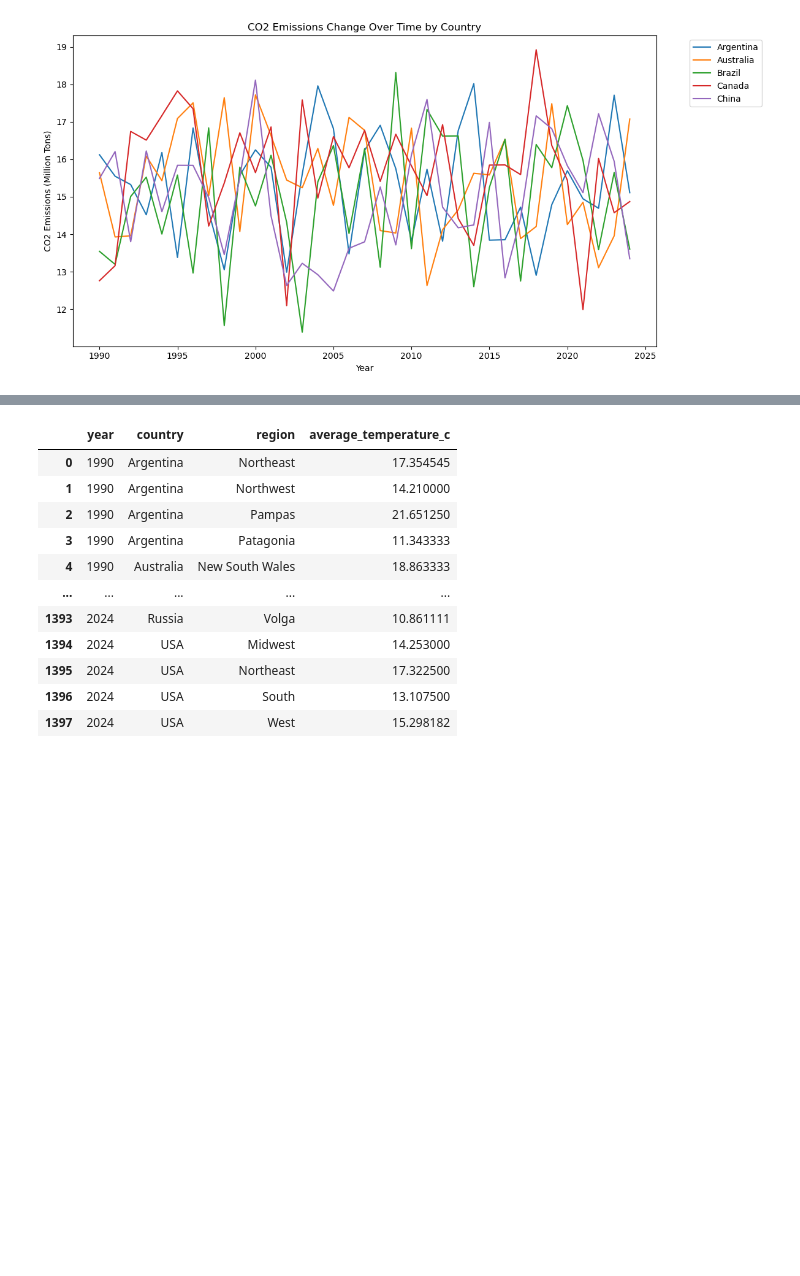
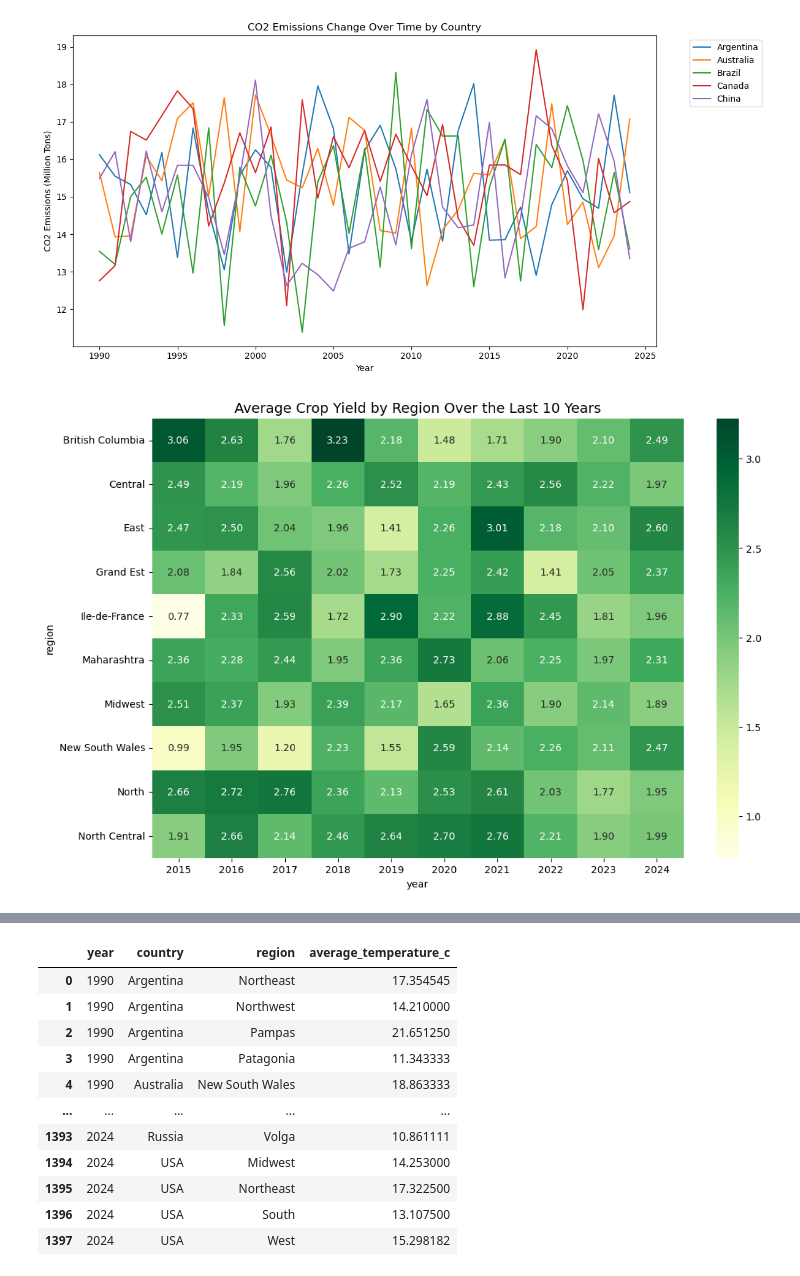
Before and after one commit to nickbartram/team6_project3, a Jupyter notebook: sura.ipynb, the cells around one changed output, grey strips where cells are left out. Saved outputs shown, nothing was run; the diff lists cells and outputs as text; code cells hidden in the pictures; blank space fills up the shorter version.

```diff
--- a/sura.ipynb
+++ b/sura.ipynb
@@ -105,3 +120,19 @@ plt.tight_layout()
 plt.show()
 # %% [output]
 [figure]
+# %%
+grouped_data3 = third_climate_df.groupby(['region', 'year'])['crop_yield_mt_per_ha'].mean().reset_index()
+# %%
+# Create pivot table with the first 10 regions and the last 10 years
+pivot_yield = grouped_data3.pivot_table(values='crop_yield_mt_per_ha', index='region', columns='year').head(10)
+pivot_yield = pivot_yield.iloc[:, -10:]  # Select the last 10 years
+
+# Plot heatmap
+plt.figure(figsize=(12, 8))
+sns.heatmap(pivot_yield, cmap='YlGn', annot=True, fmt='.2f')
+
+# Add title and display
+plt.title('Average Crop Yield by Region Over the Last 10 Years', fontsize=14)
+plt.show()
+# %% [output]
+[figure, added]
```
Also changed, not shown: parts of 4 cells of this notebook.
